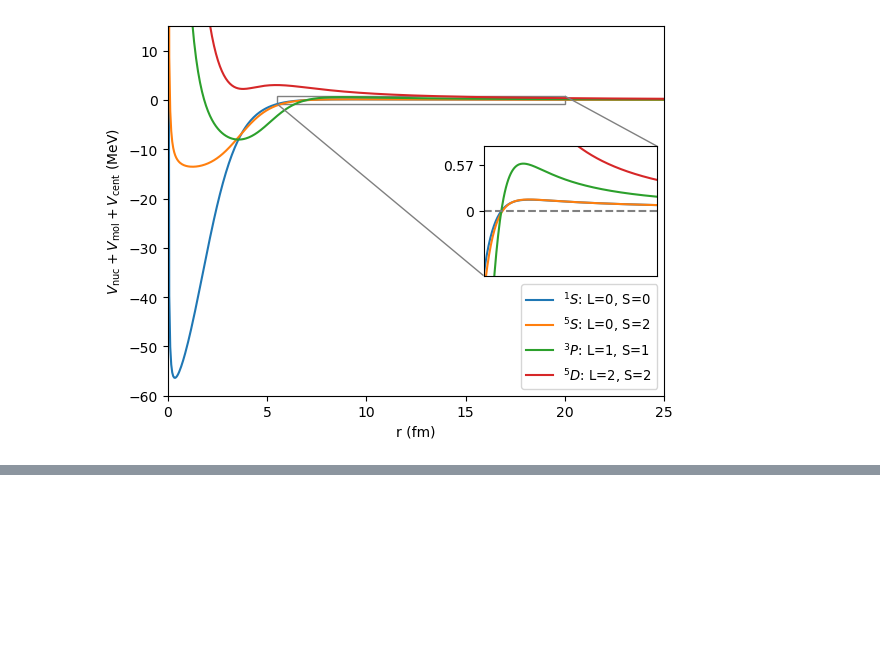
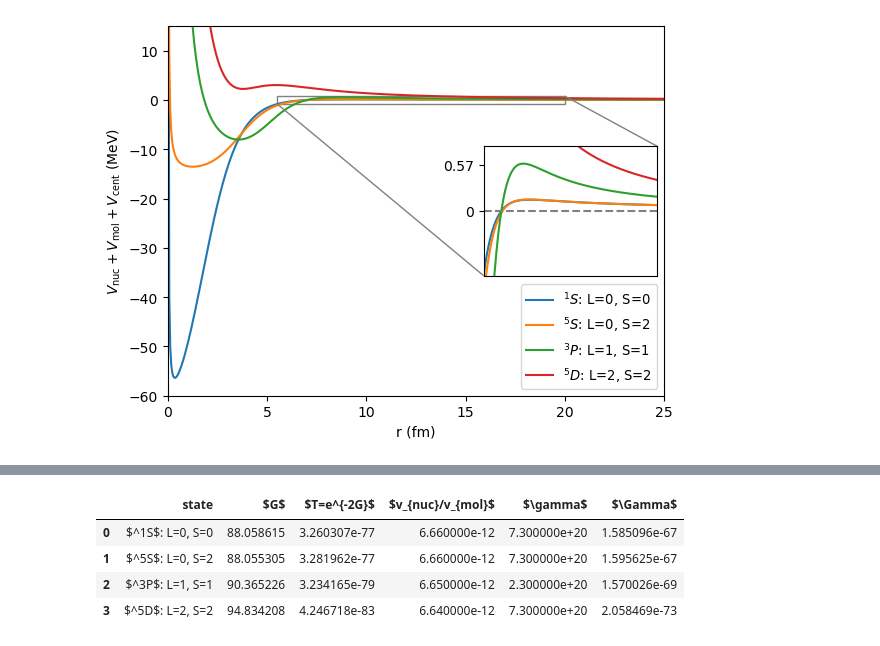
Before and after one commit to project-ida/nuclear-reactions, a Jupyter notebook: fusion-rates.ipynb, the cells around one changed output, grey strips where cells are left out. Saved outputs shown, nothing was run; the diff lists cells and outputs as text; code cells hidden in the pictures; blank space fills up the shorter version.

```diff
--- a/fusion-rates.ipynb
+++ b/fusion-rates.ipynb
@@ -18,6 +19,7 @@ amu = 1.66053906892e-27 # 1 amu in kg
 a0 = 0.529177210903e-10 # bohr radius in m
 Ry_to_eV = 13.605693122990 # 1 Rydberg in eV
 J_to_eV = 1/1.602176634e-19 # 1 Joule in eV
+eV_to_J = 1.602176634e-19 # 1 eV in Joules
 # %%
 # Deuterium information
 deuteron_mass = 2.013553212745 * amu
@@ -247,0 +253,6 @@ plt.show()
+# %%
+# Remember r is in fm
+Nr = 30000
+rmin = 0.03
+rmax = 500000 # this is 500pm
+r_fm = np.geomspace(rmin, rmax, Nr) # this creates a logarithmic spacing in the r points
@@ -247,0 +315,20 @@ plt.show()
+# %%
+r_start = 74000
+gamow_results = []
+
+for state in states:
+    V0, r_S, a_S, L = state["V0"], state["r_S"], state["a_S"], state["L"]
+    V_eff = V_nuc(r_fm, V0, r_S, a_S) + V_cent(r_fm, L) + V_mol(r_fm)
+    G = calculate_G(r_rm,V_eff,r_start)
+    T = np.exp(-2*G)
+    gamow_results.append({
+        "state": state['state'],
+        "$G$": G,
+        "$T=e^{-2G}$": T
+    })
+
+# Convert the list of dictionaries to a DataFrame
+gamow_results = pd.DataFrame(gamow_results)
+
+# Display the DataFrame
+gamow_results
@@ -247,0 +381,3 @@ plt.show()
+# %%
+gamow_results["$v_{nuc}/v_{mol}$"] = [6.66e-12, 6.66e-12, 6.65e-12, 6.64e-12]
+gamow_results
@@ -247,0 +431,9 @@ plt.show()
+# %%
+gamow_results["$\gamma$"] = [7.3e20, 7.3e20, 2.3e20, 7.3e20]
+gamow_results
+# %% [output]
+|  | state | $G$ | $T=e^{-2G}$ | $v_{nuc}/v_{mol}$ | $\gamma$ | $\Gamma$ |
+| 0 | $^1S$: L=0, S=0 | 88.058615 | 3.260307e-77 | 6.660000e-12 | 7.300000e+20 | 1.585096e-67 |
+| 1 | $^5S$: L=0, S=2 | 88.055305 | 3.281962e-77 | 6.660000e-12 | 7.300000e+20 | 1.595625e-67 |
+| 2 | $^3P$: L=1, S=1 | 90.365226 | 3.234165e-79 | 6.650000e-12 | 2.300000e+20 | 1.570026e-69 |
+| 3 | $^5D$: L=2, S=2 | 94.834208 | 4.246718e-83 | 6.640000e-12 | 7.300000e+20 | 2.058469e-73 |
```
Also changed, not shown: parts of 25 cells of this notebook, 1 other file.
